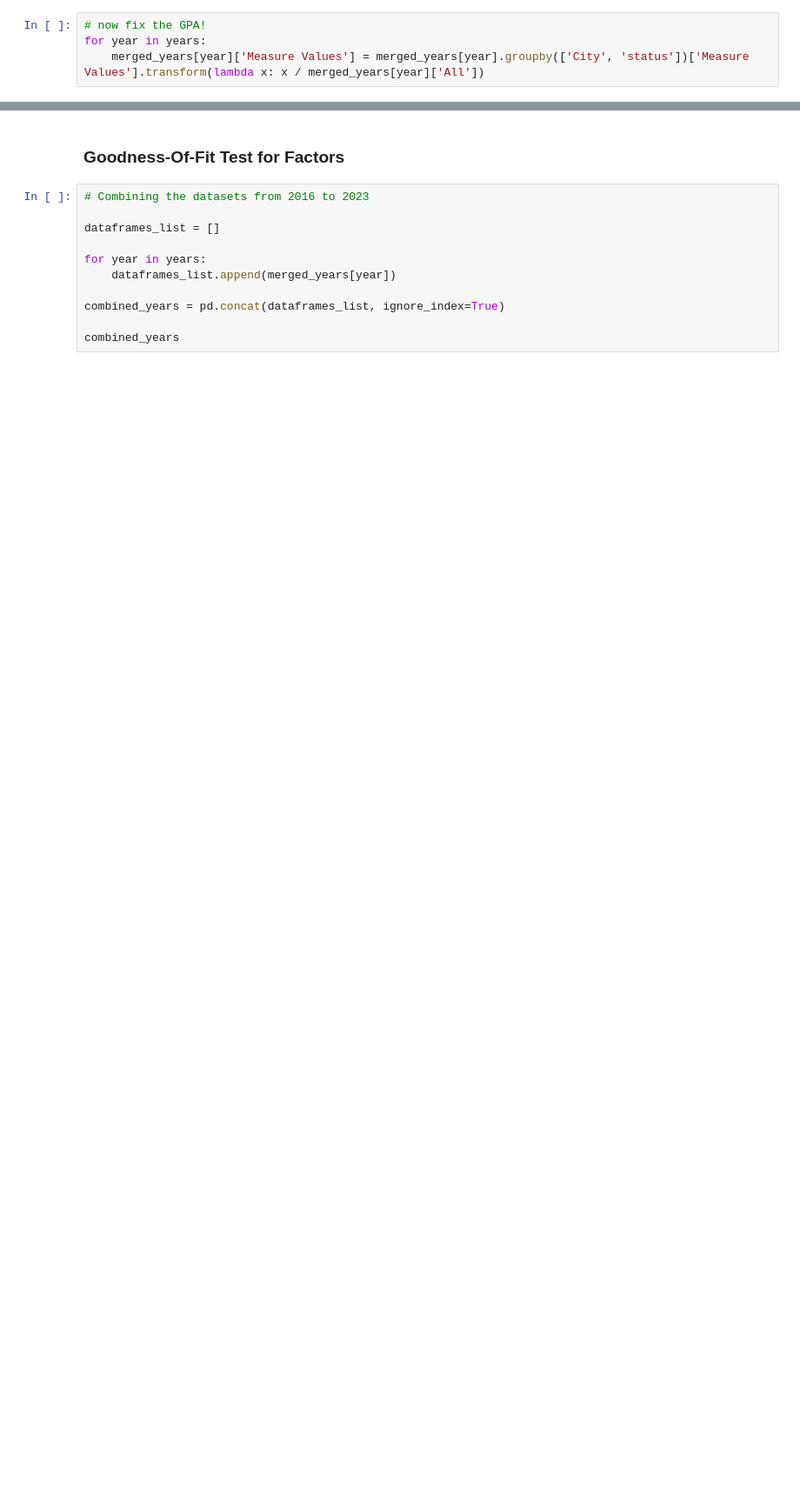
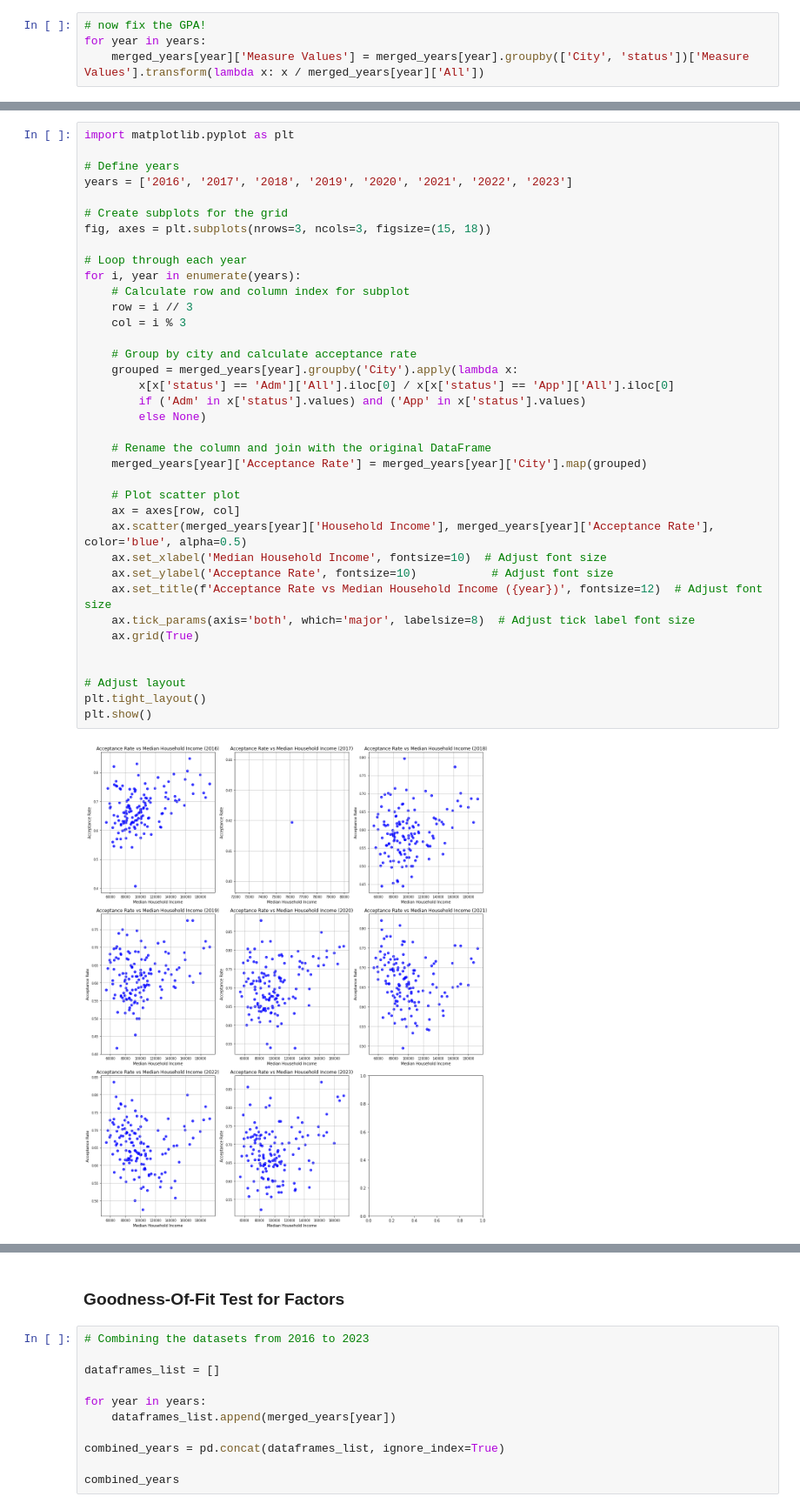
Before and after one commit to wanning-lu/MATH-189-Final-Project, a Jupyter notebook: analysis_merged.ipynb, the cells around one changed output, grey strips where cells are left out. Shown: that part at 87% size. Drawn from its saved outputs; the diff is of its cells as text; blank space fills up the shorter version.

```diff
--- a/analysis_merged.ipynb
+++ b/analysis_merged.ipynb
@@ -194,0 +304,39 @@ for year in years:
+# %%
+import matplotlib.pyplot as plt
+
+# Define years
+years = ['2016', '2017', '2018', '2019', '2020', '2021', '2022', '2023']
+
+# Create subplots for the grid
+fig, axes = plt.subplots(nrows=3, ncols=3, figsize=(15, 18))
+
+# Loop through each year
+for i, year in enumerate(years):
+    # Calculate row and column index for subplot
+    row = i // 3
+    col = i % 3
+
+    # Group by city and calculate acceptance rate
+    grouped = merged_years[year].groupby('City').apply(lambda x:
+        x[x['status'] == 'Adm']['All'].iloc[0] / x[x['status'] == 'App']['All'].iloc[0]
+        if ('Adm' in x['status'].values) and ('App' in x['status'].values)
+        else None)
+
+    # Rename the column and join with the original DataFrame
+    merged_years[year]['Acceptance Rate'] = merged_years[year]['City'].map(grouped)
+
+    # Plot scatter plot
+    ax = axes[row, col]
+    ax.scatter(merged_years[year]['Household Income'], merged_years[year]['Acceptance Rate'], color='blue', alpha=0.5)
+    ax.set_xlabel('Median Household Income', fontsize=10)  # Adjust font size
+    ax.set_ylabel('Acceptance Rate', fontsize=10)           # Adjust font size
+    ax.set_title(f'Acceptance Rate vs Median Household Income ({year})', fontsize=12)  # Adjust font size
+    ax.tick_params(axis='both', which='major', labelsize=8)  # Adjust tick label font size
+    ax.grid(True)
+
+
+# Adjust layout
+plt.tight_layout()
+plt.show()
+# %% [output]
+[figure, added]
```
Also changed, not shown: parts of 18 cells of this notebook.
